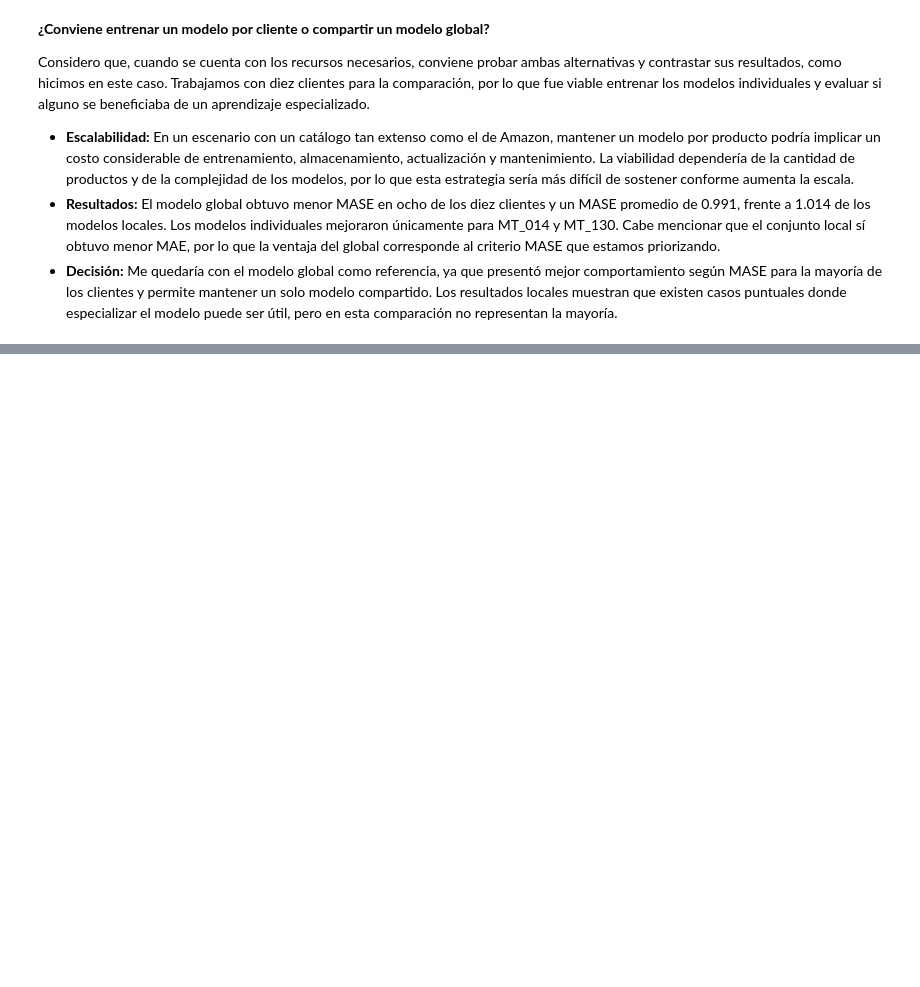
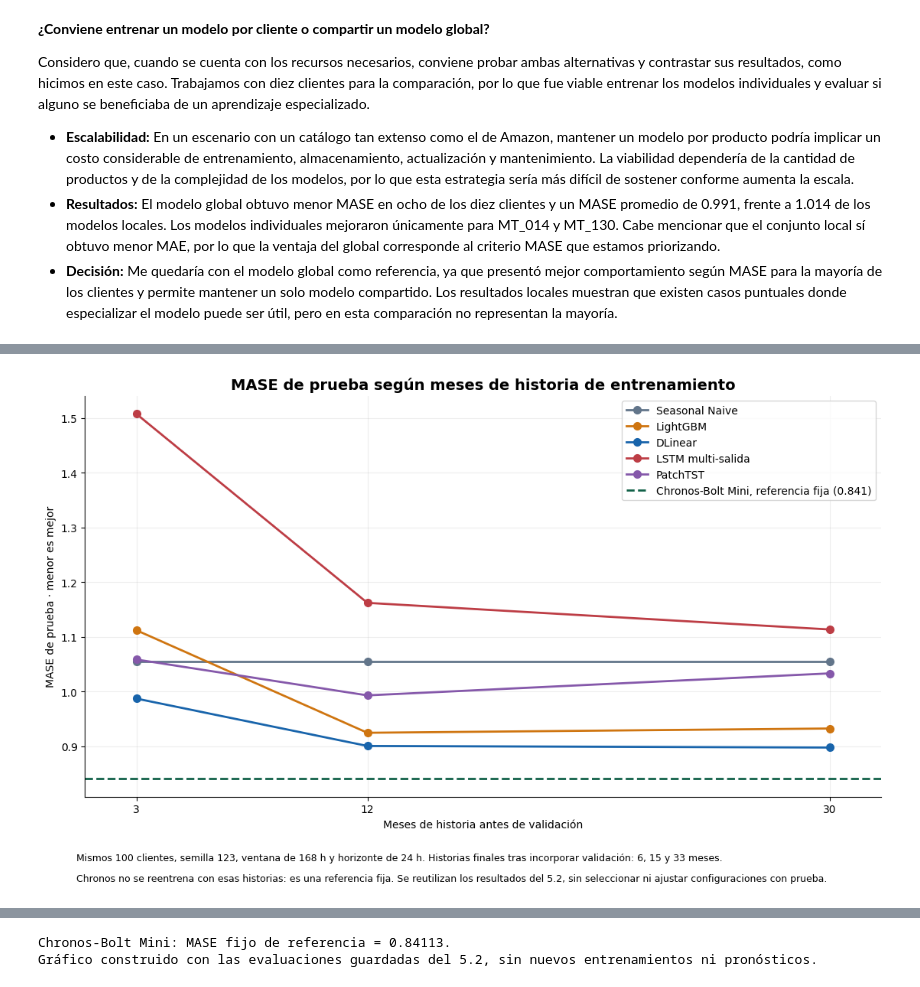
Before and after one commit to Bamo0507/Laboratorio_9_Series_de_Tiempo, a Jupyter notebook: Laboratorio_9_Series_de_Tiempo.ipynb, the cells around one changed output, grey strips where cells are left out. Cells and saved outputs as stored; diff of their text form; code cells hidden in the pictures; blank space fills up the shorter version.

Commit message:
feat: agregar tabla de comparacion y graficos sobre resultados

```diff
--- a/Laboratorio_9_Series_de_Tiempo.ipynb
+++ b/Laboratorio_9_Series_de_Tiempo.ipynb
@@ -6734,0 +7939,78 @@ Considero que, cuando se cuenta con los recursos necesarios, conviene probar amb
+# %%
+from pathlib import Path
+
+import matplotlib.pyplot as plt
+import numpy as np
+import pandas as pd
+from IPython.display import display
+
+
+history_plot_directory = Path("data/processed/comparison_6")
+history_experiments = pd.read_csv("data/processed/experiments_5_2/final_results.csv")
+history_plot_models = ["SeasonalNaive", "LightGBM", "DLinear", "LSTM", "PatchTST"]
+history_plot_data = history_experiments.loc[
+    history_experiments["model"].isin(history_plot_models) & history_experiments["window"].eq(168)
+].copy()
+assert len(history_plot_data) == 15
+assert not history_plot_data.duplicated(["model", "months"]).any()
+for model_name in history_plot_models:
+    assert set(history_plot_data.loc[history_plot_data["model"] == model_name, "months"]) == {3, 12, 30}
+assert (history_plot_data["final_fit_months"] == history_plot_data["months"] + 3).all()
+assert history_plot_data["test_forecast_count"].eq(220800).all()
+assert np.isfinite(history_plot_data["test_MASE"]).all()
+
+history_comparison_table = pd.read_csv(history_plot_directory / "model_comparison_table.csv")
+chronos_history_reference = history_comparison_table.loc[
+    history_comparison_table["Modelo"] == "Chronos-Bolt Mini", "MASE_H24"
+].item()
+assert np.isfinite(chronos_history_reference)
+history_mase_summary = history_plot_data.pivot(index="model", columns="months", values="test_MASE").reindex(history_plot_models)
+history_mase_summary = history_mase_summary.rename(index={"SeasonalNaive": "Seasonal Naive", "LSTM": "LSTM multi-salida"})
+history_mase_summary.index.name = "Modelo"
+history_mase_summary.columns.name = "Meses previos a validación"
+history_mase_summary.to_csv(history_plot_directory / "mase_by_training_months.csv")
+history_plot_data[["model", "window", "months", "final_fit_months", "test_MASE", "validation_MASE", "case"]].to_csv(
+    history_plot_directory / "history_months_plot_data.csv", index=False
+)
+
+figure, axis = plt.subplots(figsize=(11, 6), layout="constrained")
+model_colors = {"SeasonalNaive": "#62758A", "LightGBM": "#CF7510", "DLinear": "#1864AB", "LSTM": "#BD3D45", "PatchTST": "#8558AA"}
+model_labels = {"SeasonalNaive": "Seasonal Naive", "LSTM": "LSTM multi-salida"}
+for model_name in history_plot_models:
+    model_data = history_plot_data.loc[history_plot_data["model"] == model_name].sort_values("months")
+    axis.plot(
+        model_data["months"], model_data["test_MASE"], marker="o", markersize=7,
+        linewidth=2, color=model_colors[model_name], label=model_labels.get(model_name, model_name),
+    )
+axis.axhline(
+    chronos_history_reference, color="#126149", linestyle="--", linewidth=2,
+    label=f"Chronos-Bolt Mini, referencia fija ({chronos_history_reference:.3f})",
+)
+axis.set_title("MASE de prueba según meses de historia de entrenamiento", fontsize=14, fontweight="bold")
+axis.set_xlabel("Meses de historia antes de validación")
+axis.set_ylabel("MASE de prueba · menor es mejor")
+axis.set_xticks([3, 12, 30])
+axis.set_xlim(1, 32)
+axis.grid(alpha=0.22)
+axis.spines["top"].set_visible(False)
+axis.spines["right"].set_visible(False)
+axis.legend(loc="upper right", fontsize=10)
+figure.get_layout_engine().set(rect=(0, 0.14, 1, 1))
+figure.text(
+    0.04, 0.08,
+    "Mismos 100 clientes, semilla 123, ventana de 168 h y horizonte de 24 h. "
+    "Historias finales tras incorporar validación: 6, 15 y 33 meses.", fontsize=9,
+)
+figure.text(
+    0.04, 0.035,
+    "Chronos no se reentrena con esas historias: es una referencia fija. "
+    "Se reutilizan los resultados del 5.2, sin seleccionar ni ajustar configuraciones con prueba.", fontsize=9,
+)
+figure.savefig(history_plot_directory / "mase_vs_training_months.png", dpi=180, bbox_inches="tight")
+figure.savefig(history_plot_directory / "mase_vs_training_months.svg", bbox_inches="tight")
+plt.show()
+display(history_mase_summary.round(5))
+print(f"Chronos-Bolt Mini: MASE fijo de referencia = {chronos_history_reference:.5f}.")
+print("Gráfico construido con las evaluaciones guardadas del 5.2, sin nuevos entrenamientos ni pronósticos.")
+# %% [output]
+[figure, added]
@@ -6734,0 +8024,2 @@ Considero que, cuando se cuenta con los recursos necesarios, conviene probar amb
+Chronos-Bolt Mini: MASE fijo de referencia = 0.84113.
+Gráfico construido con las evaluaciones guardadas del 5.2, sin nuevos entrenamientos ni pronósticos.
```
Also changed, not shown: parts of 13 cells of this notebook.
